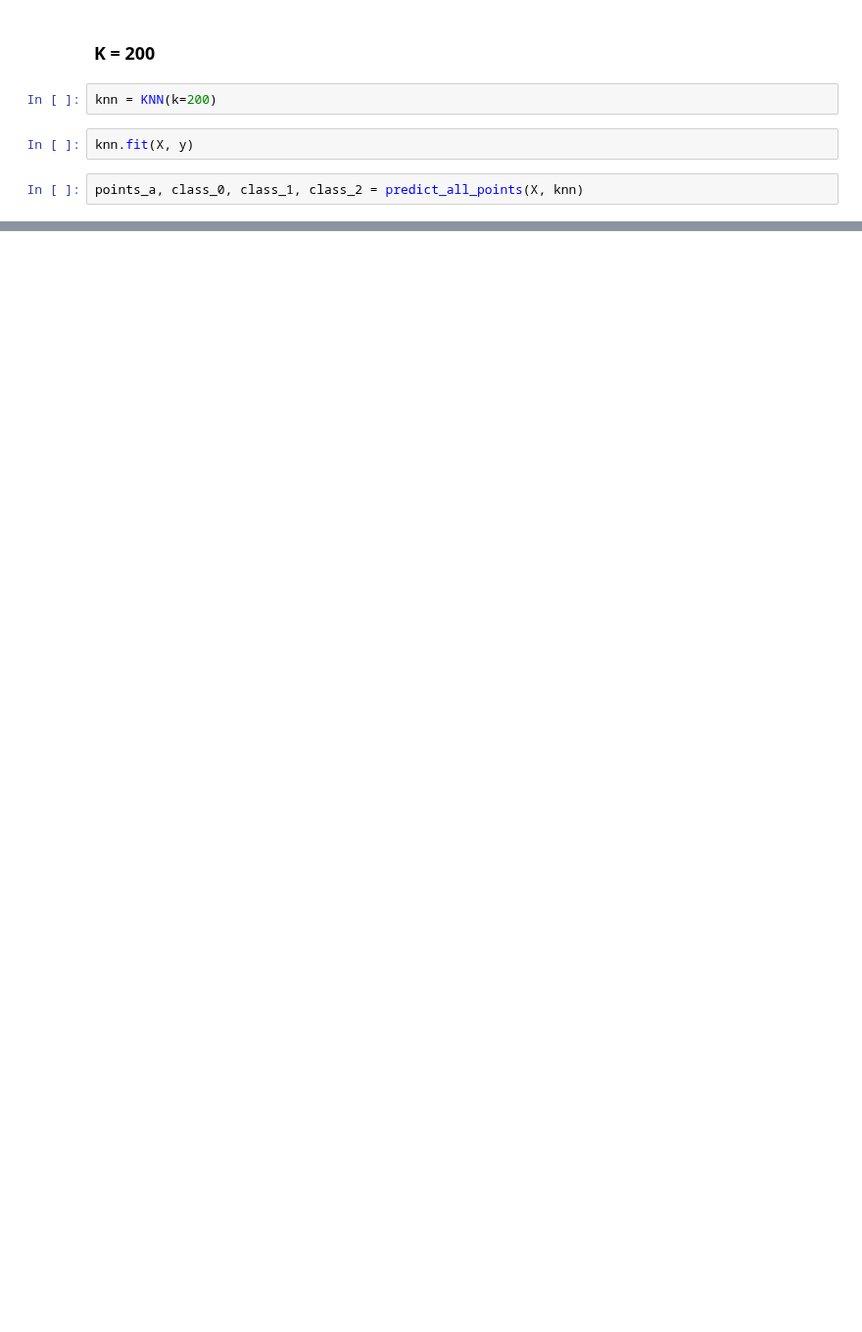
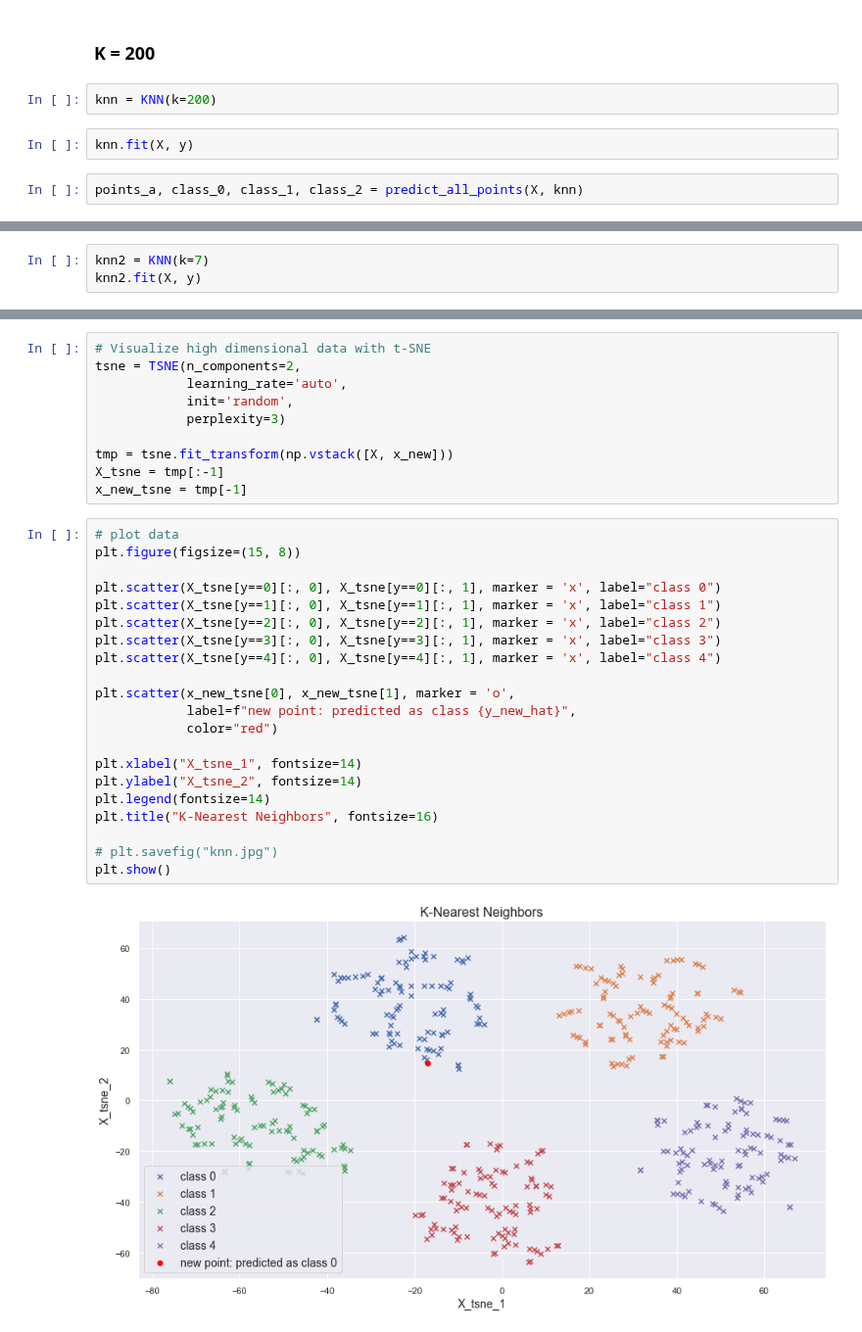
Before and after one commit to JeremCab/ModelisationMathBUT, a Jupyter notebook: TP/2_KNN_CORR.ipynb, the cells around one changed output, grey strips where cells are left out. Shown at 98% size. Drawn from its saved outputs; the diff is of its cells as text; blank space fills up the shorter version.

```diff
--- a/TP/2_KNN_CORR.ipynb
+++ b/TP/2_KNN_CORR.ipynb
@@ -365,0 +376,3 @@ plt.show()
+# %%
+knn2 = KNN(k=7)
+knn2.fit(X, y)
@@ -365,0 +385,33 @@ plt.show()
+# %%
+# Visualize high dimensional data with t-SNE
+tsne = TSNE(n_components=2,
+            learning_rate='auto',
+            init='random',
+            perplexity=3)
+
+tmp = tsne.fit_transform(np.vstack([X, x_new]))
+X_tsne = tmp[:-1]
+x_new_tsne = tmp[-1]
+# %%
+# plot data
+plt.figure(figsize=(15, 8))
+
+plt.scatter(X_tsne[y==0][:, 0], X_tsne[y==0][:, 1], marker = 'x', label="class 0")
+plt.scatter(X_tsne[y==1][:, 0], X_tsne[y==1][:, 1], marker = 'x', label="class 1")
+plt.scatter(X_tsne[y==2][:, 0], X_tsne[y==2][:, 1], marker = 'x', label="class 2")
+plt.scatter(X_tsne[y==3][:, 0], X_tsne[y==3][:, 1], marker = 'x', label="class 3")
+plt.scatter(X_tsne[y==4][:, 0], X_tsne[y==4][:, 1], marker = 'x', label="class 4")
+
+plt.scatter(x_new_tsne[0], x_new_tsne[1], marker = 'o',
+            label=f"new point: predicted as class {y_new_hat}",
+            color="red")
+
+plt.xlabel("X_tsne_1", fontsize=14)
+plt.ylabel("X_tsne_2", fontsize=14)
+plt.legend(fontsize=14)
+plt.title("K-Nearest Neighbors", fontsize=16)
+
+# plt.savefig("knn.jpg")
+plt.show()
+# %% [output]
+[figure, added]
```
Also changed, not shown: parts of 9 cells of this notebook, 1 other file.
